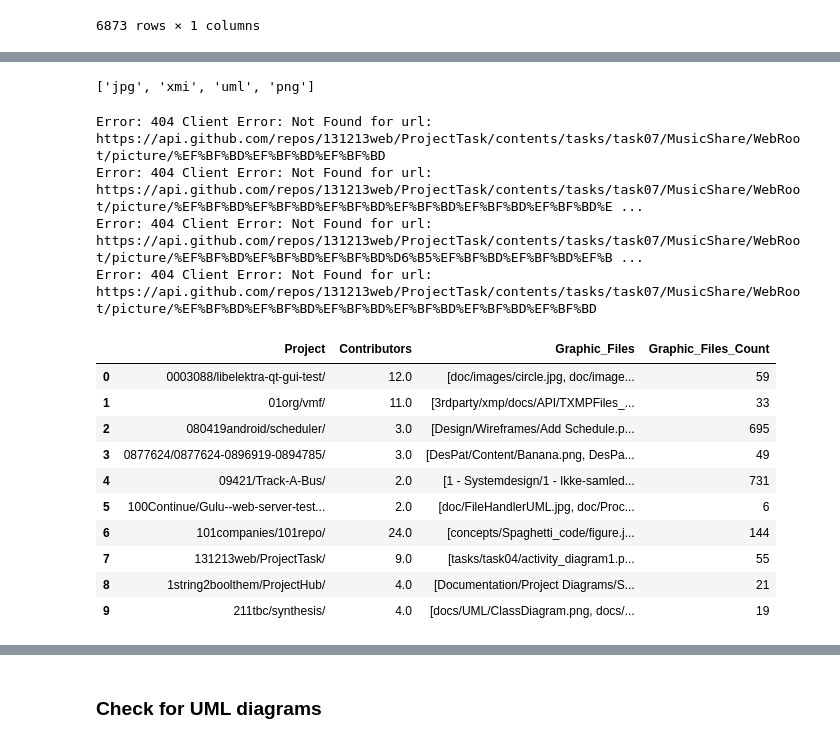
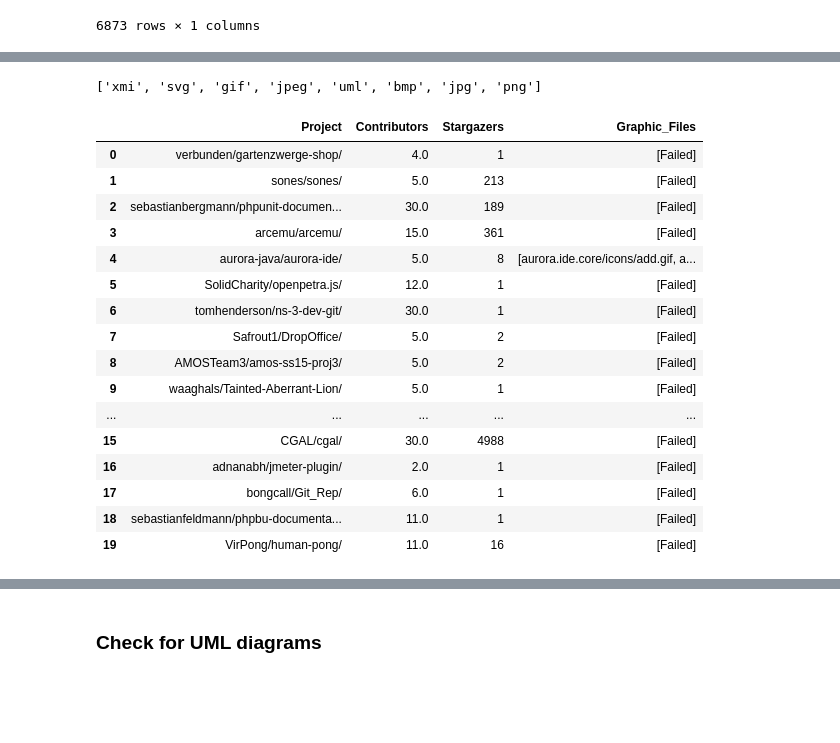
Before and after one commit to zakipauzi/uml_code_traceability, a Jupyter notebook: get_repos.ipynb, the cells around one changed output, grey strips where cells are left out. Cells and saved outputs as stored; diff of their text form; code cells hidden in the pictures; blank space fills up the shorter version.

Commit message:
pulling graphics

```diff
--- a/get_repos.ipynb
+++ b/get_repos.ipynb
@@ -171,12 +250,12 @@ repo_contrib_df
 # %%
-models_df = repo_contrib_df.merge(full_repo_model_df, on='Project', how='left')
+models_df = repo_df.merge(full_repo_model_df, on='Project', how='left')
 models_df.to_csv('models_df.csv', index=False)
 models = models_df['Model Link - Github'].tolist()
 models = [x.split('.')[-1] for x in models]
 models = list(set(models))
 models
 # %% [output]
-['jpg', 'xmi', 'uml', 'png']
+['xmi', 'svg', 'gif', 'jpeg', 'uml', 'bmp', 'jpg', 'png']
 # %%
 from tqdm import tqdm
 from concurrent.futures import ThreadPoolExecutor
@@ -186,13 +265,14 @@ def get_graphic_files(repo_name, path=''):
         r = requests.get(f'https://api.github.com/repos/{repo_name}/contents/{path}', auth=(GH_USER, GH_TOKEN), timeout=60)
         r.raise_for_status()
     except requests.exceptions.RequestException as e:
-        print(f'Error: {e}')
+        print("Remaining: " + r.headers['X-RateLimit-Remaining'])
+        print("Time reset: " + r.headers['X-RateLimit-Reset'])
         return ['Failed']
 
     files = r.json()
     graphic_files = []
     for file in files:
-        if file['type'] == 'file' and file['name'].lower().endswith(('jpg', 'gif', 'jpeg', 'bmp', 'svg', 'xmi', 'uml', 'png')):
+        if file['type'] == 'file' and file['name'].lower().endswith(('jpg', 'gif', 'jpeg', 'bmp', 'svg', 'xmi', 'uml', 'png', 'puml')):
             graphic_files.append(file['path'])
         elif file['type'] == 'dir':
             graphic_files.extend(get_graphic_files(repo_name, file['path']))
@@ -202,29 +282,6 @@ def add_graphic_files(df):
     def fetch_graphic_files(repo):
         return get_graphic_files(repo[:-1])
 
-    with ThreadPoolExecutor(max_workers=50) as executor:
+    with ThreadPoolExecutor(max_workers=5) as executor:
         df['Graphic_Files'] = list(tqdm(executor.map(fetch_graphic_files, df['Project']), total=len(df['Project'])))
     return df
-
-repo_contrib_graphics_df = add_graphic_files(repo_contrib_df)
-# %% [output]
-Error: 404 Client Error: Not Found for url: https://api.github.com/repos/131213web/ProjectTask/contents/tasks/task07/MusicShare/WebRoot/picture/%EF%BF%BD%EF%BF%BD%EF%BF%BD
-Error: 404 Client Error: Not Found for url: https://api.github.com/repos/131213web/ProjectTask/contents/tasks/task07/MusicShare/WebRoot/picture/%EF%BF%BD%EF%BF%BD%EF%BF%BD%EF%BF%BD%EF%BF%BD%EF%BF%BD%E ...
-Error: 404 Client Error: Not Found for url: https://api.github.com/repos/131213web/ProjectTask/contents/tasks/task07/MusicShare/WebRoot/picture/%EF%BF%BD%EF%BF%BD%EF%BF%BD%D6%B5%EF%BF%BD%EF%BF%BD%EF%B ...
-Error: 404 Client Error: Not Found for url: https://api.github.com/repos/131213web/ProjectTask/contents/tasks/task07/MusicShare/WebRoot/picture/%EF%BF%BD%EF%BF%BD%EF%BF%BD%EF%BF%BD%EF%BF%BD%EF%BF%BD
-# %%
-repo_contrib_graphics_df['Graphic_Files_Count'] = repo_contrib_graphics_df['Graphic_Files'].apply(lambda x: len(x))
-repo_contrib_graphics_df.to_csv('repo_contrib_graphics_df.csv', index=False)
-repo_contrib_graphics_df
-# %% [output]
-|  | Project | Contributors | Graphic_Files | Graphic_Files_Count |
-| 0 | 0003088/libelektra-qt-gui-test/ | 12.0 | [doc/images/circle.jpg, doc/image... | 59 |
-| 1 | 01org/vmf/ | 11.0 | [3rdparty/xmp/docs/API/TXMPFiles_... | 33 |
-| 2 | 080419android/scheduler/ | 3.0 | [Design/Wireframes/Add Schedule.p... | 695 |
-| 3 | 0877624/0877624-0896919-0894785/ | 3.0 | [DesPat/Content/Banana.png, DesPa... | 49 |
-| 4 | 09421/Track-A-Bus/ | 2.0 | [1 - Systemdesign/1 - Ikke-samled... | 731 |
-| 5 | 100Continue/Gulu--web-server-test... | 2.0 | [doc/FileHandlerUML.jpg, doc/Proc... | 6 |
-| 6 | 101companies/101repo/ | 24.0 | [concepts/Spaghetti_code/figure.j... | 144 |
-| 7 | 131213web/ProjectTask/ | 9.0 | [tasks/task04/activity_diagram1.p... | 55 |
-| 8 | 1string2boolthem/ProjectHub/ | 4.0 | [Documentation/Project Diagrams/S... | 21 |
-| 9 | 211tbc/synthesis/ | 4.0 | [docs/UML/ClassDiagram.png, docs/... | 19 |
@@ -230,0 +294,22 @@ repo_contrib_graphics_df
+# %%
+repo_contrib_graphics_df_11 = repo_contrib_graphics_df_10[repo_contrib_graphics_df_10['Graphic_Files'].apply(lambda x: 'Failed' in x)]
+repo_contrib_graphics_df_11 = repo_contrib_graphics_df_11.sample(frac=1).reset_index(drop=True)
+repo_contrib_graphics_df_11
+# %% [output]
+|  | Project | Contributors | Stargazers | Graphic_Files |
+| 0 | verbunden/gartenzwerge-shop/ | 4.0 | 1 | [Failed] |
+| 1 | sones/sones/ | 5.0 | 213 | [Failed] |
+| 2 | sebastianbergmann/phpunit-documen... | 30.0 | 189 | [Failed] |
+| 3 | arcemu/arcemu/ | 15.0 | 361 | [Failed] |
+| 4 | aurora-java/aurora-ide/ | 5.0 | 8 | [aurora.ide.core/icons/add.gif, a... |
+| 5 | SolidCharity/openpetra.js/ | 12.0 | 1 | [Failed] |
+| 6 | tomhenderson/ns-3-dev-git/ | 30.0 | 1 | [Failed] |
+| 7 | Safrout1/DropOffice/ | 5.0 | 2 | [Failed] |
+| 8 | AMOSTeam3/amos-ss15-proj3/ | 5.0 | 2 | [Failed] |
+| 9 | waaghals/Tainted-Aberrant-Lion/ | 5.0 | 1 | [Failed] |
+| ... | ... | ... | ... | ... |
+| 15 | CGAL/cgal/ | 30.0 | 4988 | [Failed] |
+| 16 | adnanabh/jmeter-plugin/ | 2.0 | 1 | [Failed] |
+| 17 | bongcall/Git_Rep/ | 6.0 | 1 | [Failed] |
+| 18 | sebastianfeldmann/phpbu-documenta... | 11.0 | 1 | [Failed] |
+| 19 | VirPong/human-pong/ | 11.0 | 16 | [Failed] |
```
Also changed, not shown: parts of 15 cells of this notebook, 9 other files.
